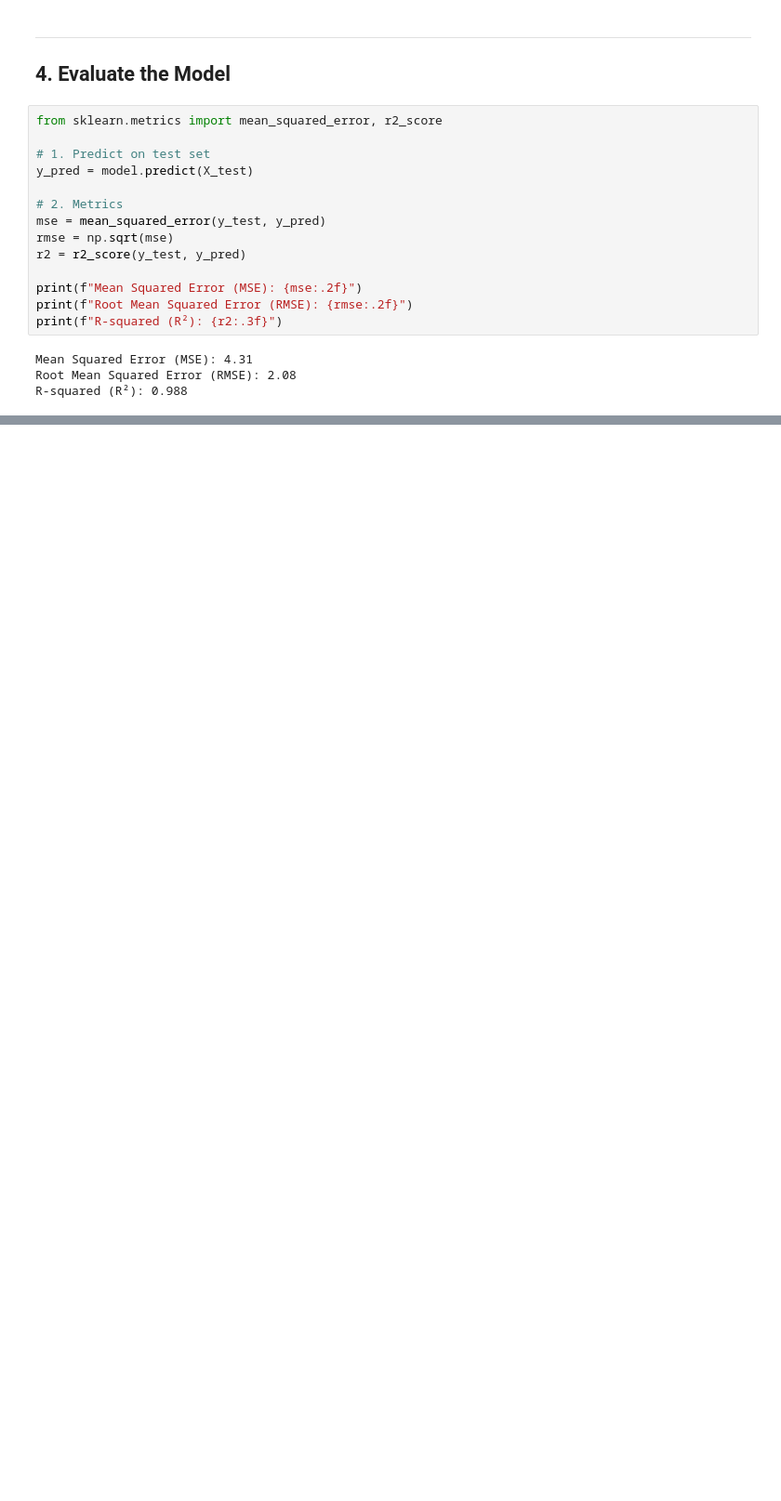
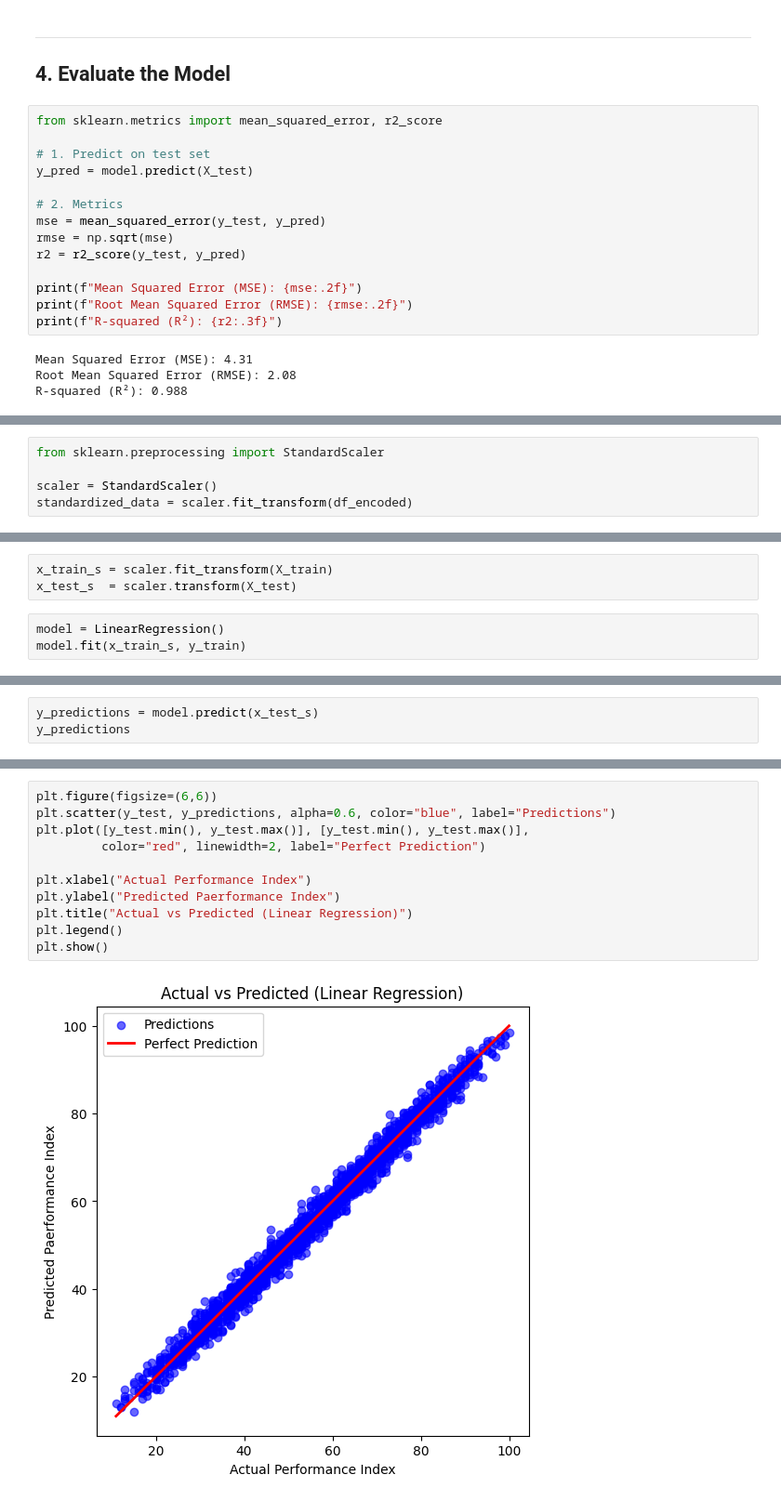
Before and after one commit to khoulaCode/DataScience-Brain-Bytes, a Jupyter notebook: Team_members/from_janna/Student_Performance_Regression.ipynb, the cells around one changed output, grey strips where cells are left out. Shown at 93% size. Cells and saved outputs as stored; diff of their text form; blank space fills up the shorter version.

```diff
--- a/Team_members/from_janna/Student_Performance_Regression.ipynb
+++ b/Team_members/from_janna/Student_Performance_Regression.ipynb
@@ -211,0 +230,5 @@ R-squared (R²): 0.988
+# %%
+from sklearn.preprocessing import StandardScaler
+
+scaler = StandardScaler()
+standardized_data = scaler.fit_transform(df_encoded)
@@ -211,0 +251,6 @@ R-squared (R²): 0.988
+# %%
+x_train_s = scaler.fit_transform(X_train)
+x_test_s  = scaler.transform(X_test)
+# %%
+model = LinearRegression()
+model.fit(x_train_s, y_train)
@@ -211,0 +259,3 @@ R-squared (R²): 0.988
+# %%
+y_predictions = model.predict(x_test_s)
+y_predictions
@@ -211,0 +282,13 @@ R-squared (R²): 0.988
+# %%
+plt.figure(figsize=(6,6))
+plt.scatter(y_test, y_predictions, alpha=0.6, color="blue", label="Predictions")
+plt.plot([y_test.min(), y_test.max()], [y_test.min(), y_test.max()],
+         color="red", linewidth=2, label="Perfect Prediction")
+
+plt.xlabel("Actual Performance Index")
+plt.ylabel("Predicted Paerformance Index")
+plt.title("Actual vs Predicted (Linear Regression)")
+plt.legend()
+plt.show()
+# %% [output]
+[figure, added]
```
Also changed, not shown: parts of 12 cells of this notebook.
